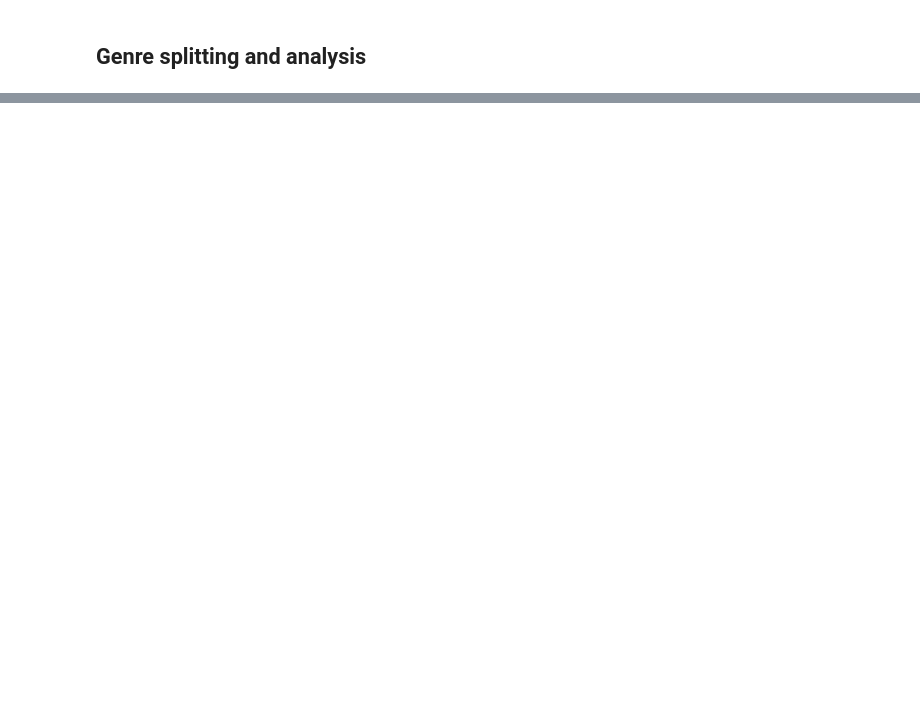
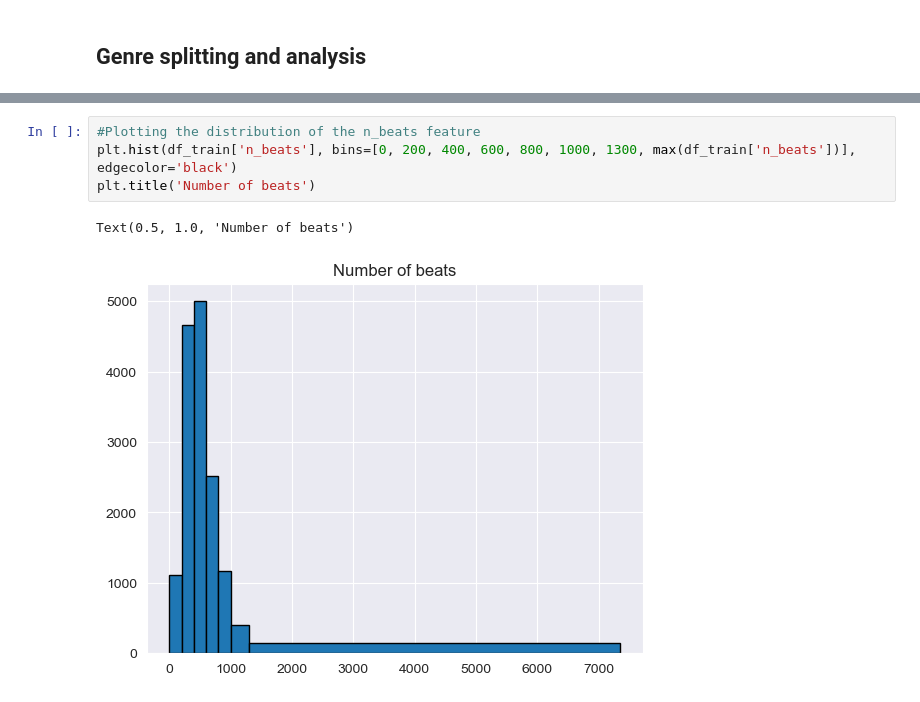
Before and after one commit to EmilianoMarrale/Spotify-Dataset-Analysis, a Jupyter notebook: Project Data Understanding.ipynb, the cells around one changed output, grey strips where cells are left out. Cells and saved outputs as stored; diff of their text form; blank space fills up the shorter version.

```diff
--- a/Project Data Understanding.ipynb
+++ b/Project Data Understanding.ipynb
@@ -154,0 +383,7 @@ df_train
+# %%
+#Plotting the distribution of the n_beats feature
+plt.hist(df_train['n_beats'], bins=[0, 200, 400, 600, 800, 1000, 1300, max(df_train['n_beats'])], edgecolor='black')
+plt.title('Number of beats')
+# %% [output]
+Text(0.5, 1.0, 'Number of beats')
+[figure, added]
```
Also changed, not shown: parts of 28 cells of this notebook, 1 other file.
